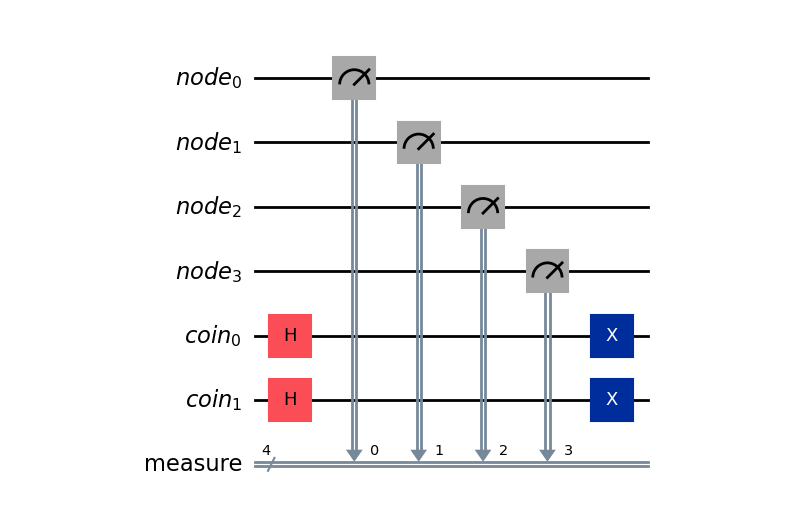
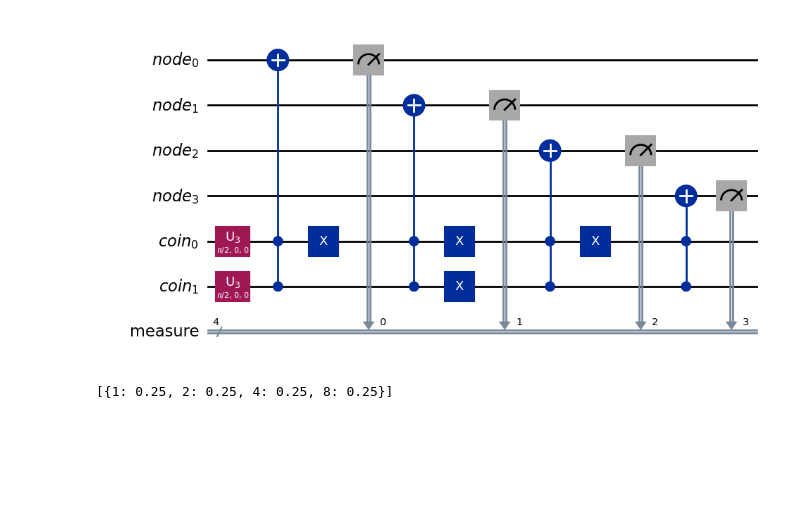
Before and after one commit to gcc-bug/qw-simon, a Jupyter notebook: quantum random walk/cube.ipynb, the cells around one changed output. Cells and saved outputs as stored; diff of their text form; code cells hidden in the pictures; blank space fills up the shorter version.

```diff
--- a/quantum random walk/cube.ipynb
+++ b/quantum random walk/cube.ipynb
@@ -15,7 +15,7 @@
 - $\ket{10}$ 对应z轴运动
 - $\ket{11}$ 对应在内外立方体之间移动
 # %%
-from qiskit import QuantumCircuit, QuantumRegister, ClassicalRegister
+from qiskit import QuantumCircuit, QuantumRegister, ClassicalRegister, transpile
 walk_space = QuantumRegister(4, 'node')
 c_reg = ClassicalRegister(4,'measure')
 coin_qubit = QuantumRegister(2, 'coin')
@@ -27,19 +27,34 @@ qrw_qc.h(coin_qubit)
 
 # x move
 qrw_qc.x(coin_qubit)
+qrw_qc.mcx(coin_qubit,walk_space[0])
+qrw_qc.x(coin_qubit)
 
 # y move
+qrw_qc.x(coin_qubit[1])
+qrw_qc.mcx(coin_qubit,walk_space[1])
+qrw_qc.x(coin_qubit[1])
 
 # z move
+qrw_qc.x(coin_qubit[0])
+qrw_qc.mcx(coin_qubit,walk_space[2])
+qrw_qc.x(coin_qubit[0])
 
 # cube move
-
+qrw_qc.mcx(coin_qubit,walk_space[3])
 
 
 # Measurement
 for i in range(4):
     qrw_qc.measure(walk_space[i], c_reg[i])
 # %%
+qrw_qc = transpile(qrw_qc, optimization_level=1)
 qrw_qc.draw('mpl')
 # %% [output]
-[figure, old version]
+[figure, new version]
+# %%
+from qiskit.primitives import Sampler
+result = Sampler().run(qrw_qc).result()
+result.quasi_dists
+# %% [output]
+[{1: 0.25, 2: 0.25, 4: 0.25, 8: 0.25}]
```
